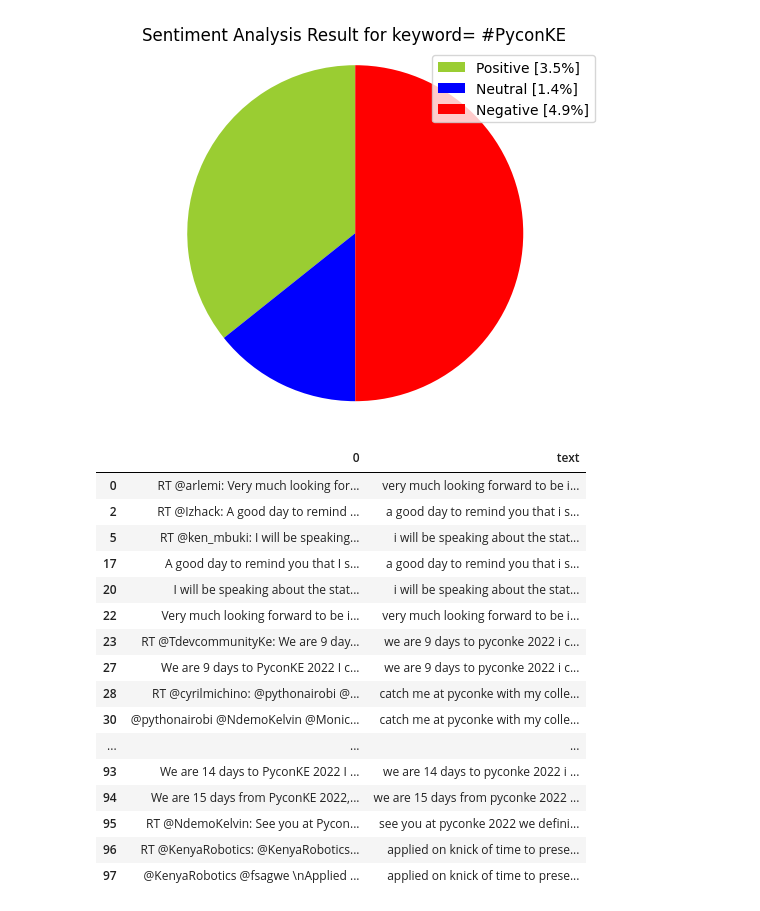
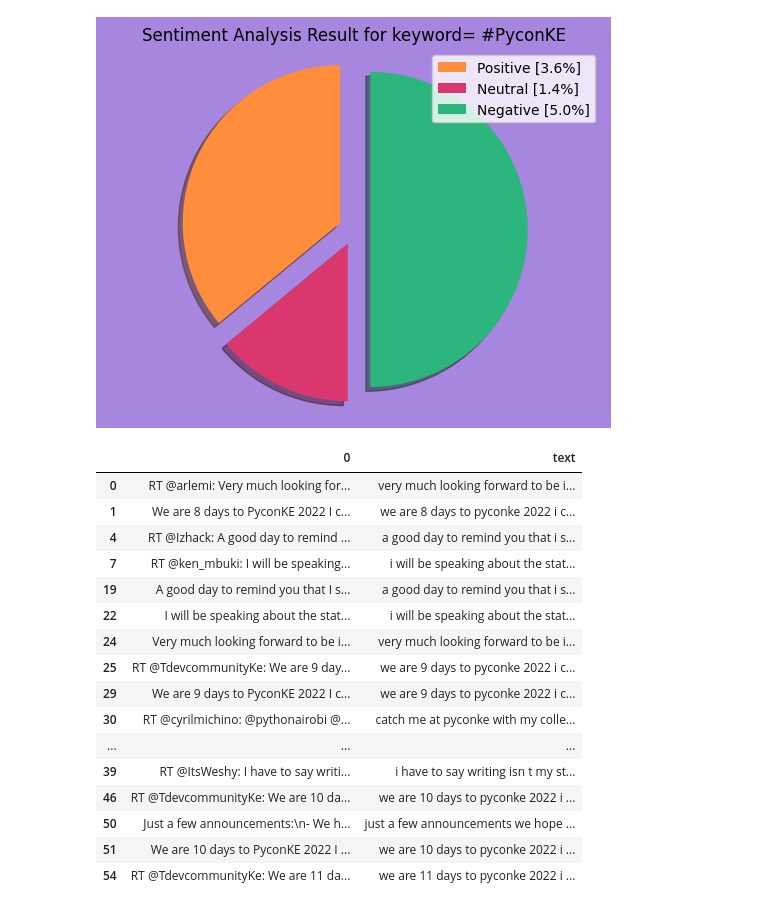
Before and after one commit to VeldaKiara/PyconKE-Twitter_API_Demo, a Jupyter notebook: sentiment.ipynb, the cells around one changed output. Saved outputs shown, nothing was run; the diff lists cells and outputs as text; code cells hidden in the pictures.

```diff
--- a/sentiment.ipynb
+++ b/sentiment.ipynb
@@ -90,17 +87,23 @@ negative number:  49
 neutral number:  14
 # %%
 #Creating PieCart
+
+# create a figure and set different background
+fig = plt.figure()
+fig.patch.set_facecolor('#a786df')
+
 labels = ["Positive ["+str(positive)+"%]" , "Neutral ["+str(neutral)+"%]","Negative ["+str(negative)+"%]"]
 sizes = [positive, neutral, negative]
-colors = ["yellowgreen", "blue","red"]
-patches, texts = plt.pie(sizes,colors=colors, startangle=90)
+colors = ["#ff8e3c", "#d9376e","#2cb67d"]
+explodeTuple = (0.1, 0.1, 0.1)
+patches, texts = plt.pie(sizes, colors=colors, explode= explodeTuple, shadow=True, startangle=90)
 plt.style.use("default")
 plt.legend(labels)
 plt.title("Sentiment Analysis Result for keyword= " + keyword + "" )
 plt.axis("equal")
 plt.show()
 # %% [output]
-[figure, old version]
+[figure, new version]
 # %%
 tweet_list.drop_duplicates(inplace = True)
 # %%
@@ -115,25 +118,25 @@ remove_rt = lambda x: re.sub('RT @\w+: '," ",x)
 rt = lambda x: re.sub("(@[A-Za-z0-9]+)|([^0-9A-Za-z \t])|(\w+:\/\/\S+)"," ",x)
 tw_list["text"] = tw_list.text.map(remove_rt).map(rt)
 tw_list["text"] = tw_list.text.str.lower()
-tw_list.head(50)
+tw_list.head(20)
 # %% [output]
 |  | 0 | text |
 | 0 | RT @arlemi: Very much looking for... | very much looking forward to be i... |
-| 2 | RT @Izhack: A good day to remind ... | a good day to remind you that i s... |
-| 5 | RT @ken_mbuki: I will be speaking... | i will be speaking about the stat... |
-| 17 | A good day to remind you that I s... | a good day to remind you that i s... |
-| 20 | I will be speaking about the stat... | i will be speaking about the stat... |
-| 22 | Very much looking forward to be i... | very much looking forward to be i... |
-| 23 | RT @TdevcommunityKe: We are 9 day... | we are 9 days to pyconke 2022 i c... |
-| 27 | We are 9 days to PyconKE 2022 I c... | we are 9 days to pyconke 2022 i c... |
-| 28 | RT @cyrilmichino: @pythonairobi @... | catch me at pyconke with my colle... |
-| 30 | @pythonairobi @NdemoKelvin @Monic... | catch me at pyconke with my colle... |
+| 1 | We are 8 days to PyconKE 2022 I c... | we are 8 days to pyconke 2022 i c... |
+| 4 | RT @Izhack: A good day to remind ... | a good day to remind you that i s... |
+| 7 | RT @ken_mbuki: I will be speaking... | i will be speaking about the stat... |
+| 19 | A good day to remind you that I s... | a good day to remind you that i s... |
+| 22 | I will be speaking about the stat... | i will be speaking about the stat... |
+| 24 | Very much looking forward to be i... | very much looking forward to be i... |
+| 25 | RT @TdevcommunityKe: We are 9 day... | we are 9 days to pyconke 2022 i c... |
+| 29 | We are 9 days to PyconKE 2022 I c... | we are 9 days to pyconke 2022 i c... |
+| 30 | RT @cyrilmichino: @pythonairobi @... | catch me at pyconke with my colle... |
 | ... | ... | ... |
-| 93 | We are 14 days to PyconKE 2022 I ... | we are 14 days to pyconke 2022 i ... |
-| 94 | We are 15 days from PyconKE 2022,... | we are 15 days from pyconke 2022 ... |
-| 95 | RT @NdemoKelvin: See you at Pycon... | see you at pyconke 2022 we defini... |
-| 96 | RT @KenyaRobotics: @KenyaRobotics... | applied on knick of time to prese... |
-| 97 | @KenyaRobotics @fsagwe \nApplied ... | applied on knick of time to prese... |
+| 39 | RT @ItsWeshy: I have to say writi... | i have to say writing isn t my st... |
+| 46 | RT @TdevcommunityKe: We are 10 da... | we are 10 days to pyconke 2022 i ... |
+| 50 | Just a few announcements:\n- We h... | just a few announcements we hope ... |
+| 51 | We are 10 days to PyconKE 2022 I ... | we are 10 days to pyconke 2022 i ... |
+| 54 | RT @TdevcommunityKe: We are 11 da... | we are 11 days to pyconke 2022 i ... |
 # %%
 #Calculating Negative, Positive, Neutral and Compound values
 tw_list[["polarity", "subjectivity"]] = tw_list["text"].apply(lambda Text: pd.Series(TextBlob(Text).sentiment))
```
Also changed, not shown: parts of 6 cells of this notebook, 1 other file.
